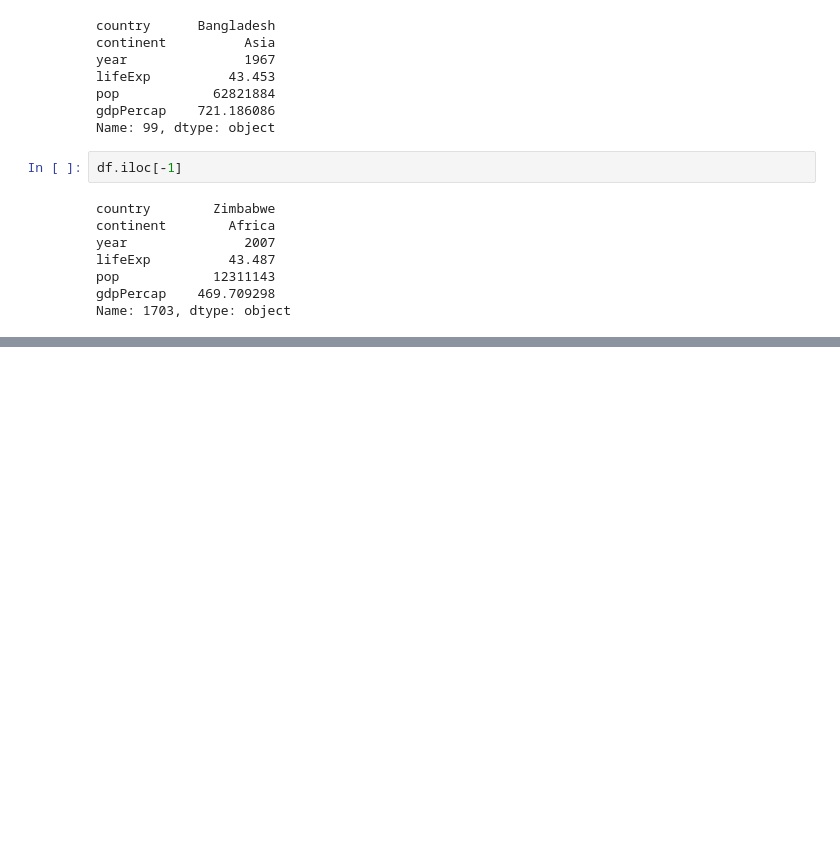
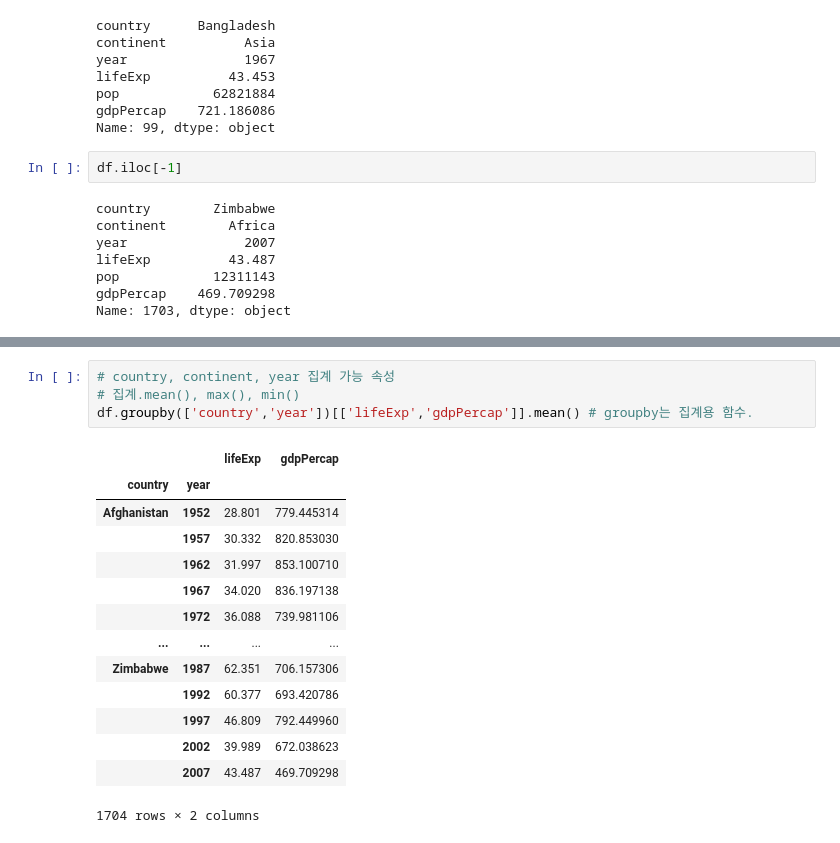
Before and after one commit to 2rlo0/hipython_rep, a Jupyter notebook: 13_데이터프레임연습.ipynb, the cells around one changed output, grey strips where cells are left out. Saved outputs shown, nothing was run; the diff lists cells and outputs as text; blank space fills up the shorter version.

```diff
--- a/13_데이터프레임연습.ipynb
+++ b/13_데이터프레임연습.ipynb
@@ -124,0 +380,19 @@ Name: 1703, dtype: object
+# %%
+# country, continent, year 집계 가능 속성
+# 집계.mean(), max(), min()
+df.groupby(['country','year'])[['lifeExp','gdpPercap']].mean() # groupby는 집계용 함수.
+# %% [output]
+|  |  | lifeExp | gdpPercap |
+| country | year |  |  |
+| Afghanistan | 1952 | 28.801 | 779.445314 |
+|  | 1957 | 30.332 | 820.853030 |
+|  | 1962 | 31.997 | 853.100710 |
+|  | 1967 | 34.020 | 836.197138 |
+|  | 1972 | 36.088 | 739.981106 |
+| ... | ... | ... | ... |
+| Zimbabwe | 1987 | 62.351 | 706.157306 |
+|  | 1992 | 60.377 | 693.420786 |
+|  | 1997 | 46.809 | 792.449960 |
+|  | 2002 | 39.989 | 672.038623 |
+|  | 2007 | 43.487 | 469.709298 |
+1704 rows × 2 columns
```
Also changed, not shown: parts of 30 cells of this notebook, 14 other files.
